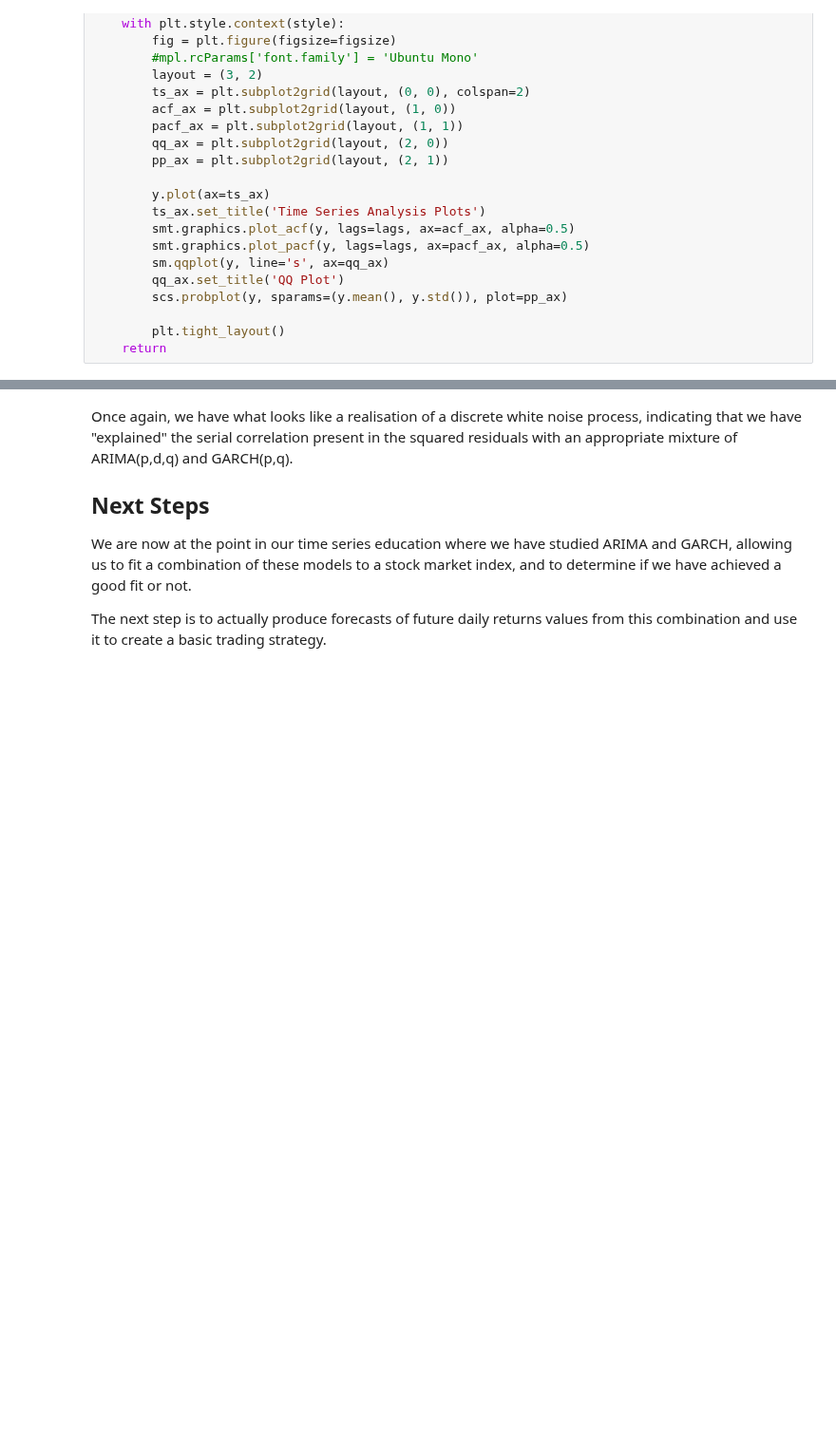
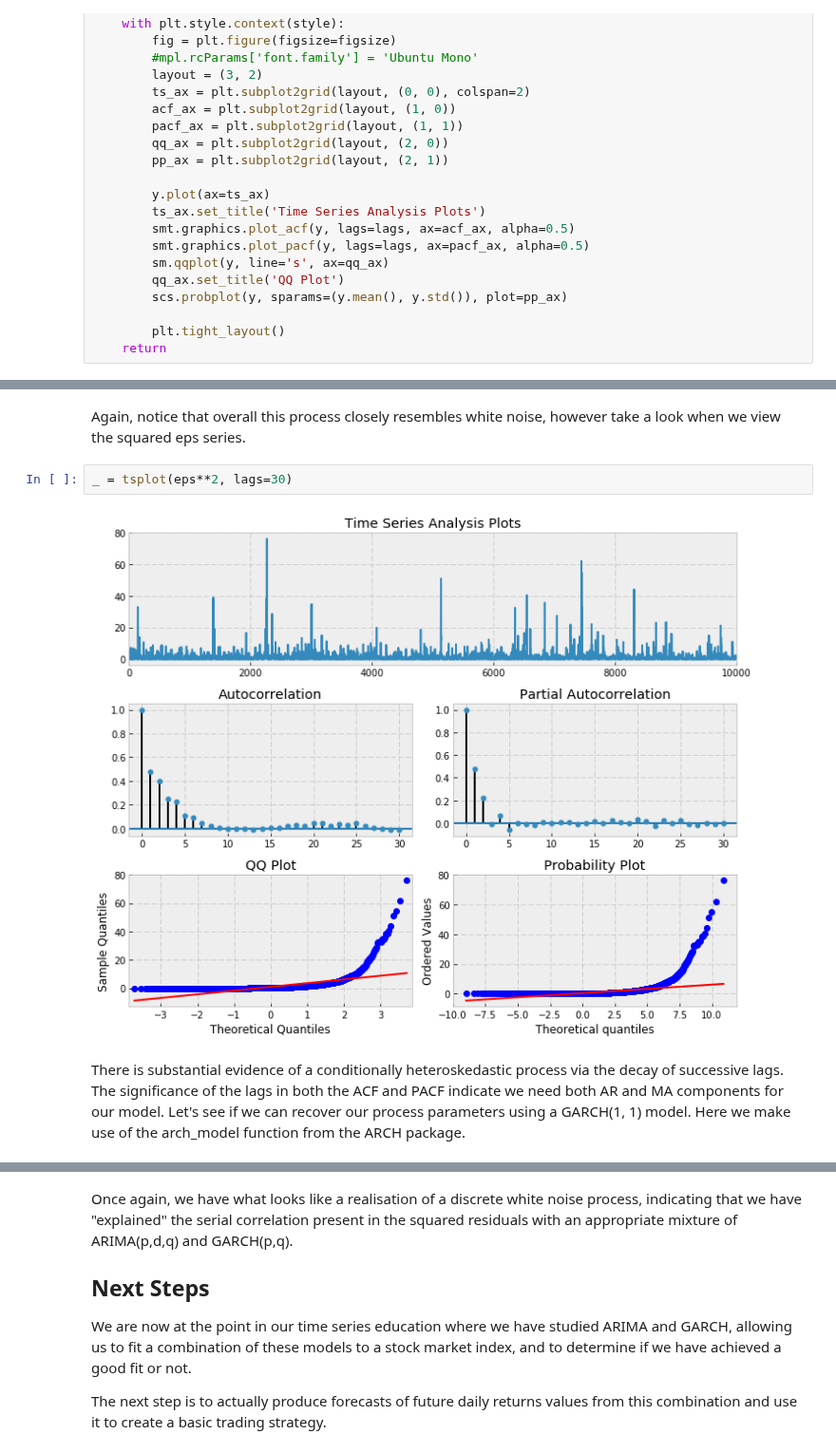
Before and after one commit to Auquan/Tutorials, a Jupyter notebook: Time Series Analysis - 4.ipynb, the cells around one changed output, grey strips where cells are left out. Shown at 95% size. Saved outputs shown, nothing was run; the diff lists cells and outputs as text; blank space fills up the shorter version.

```diff
--- a/Time Series Analysis - 4.ipynb
+++ b/Time Series Analysis - 4.ipynb
@@ -77,0 +179,8 @@ ARCH(p) models can be thought of as simply an AR(p) model applied to the varianc
+# %% [markdown]
+Again, notice that overall this process closely resembles white noise, however take a look when we view the squared eps series.
+# %%
+_ = tsplot(eps**2, lags=30)
+# %% [output]
+[figure, added]
+# %% [markdown]
+There is substantial evidence of a conditionally heteroskedastic process via the decay of successive lags. The significance of the lags in both the ACF and PACF indicate we need both AR and MA components for our model. Let's see if we can recover our process parameters using a GARCH(1, 1) model. Here we make use of the arch_model function from the ARCH package.
```
Also changed, not shown: parts of 14 cells of this notebook, 3 other files.
